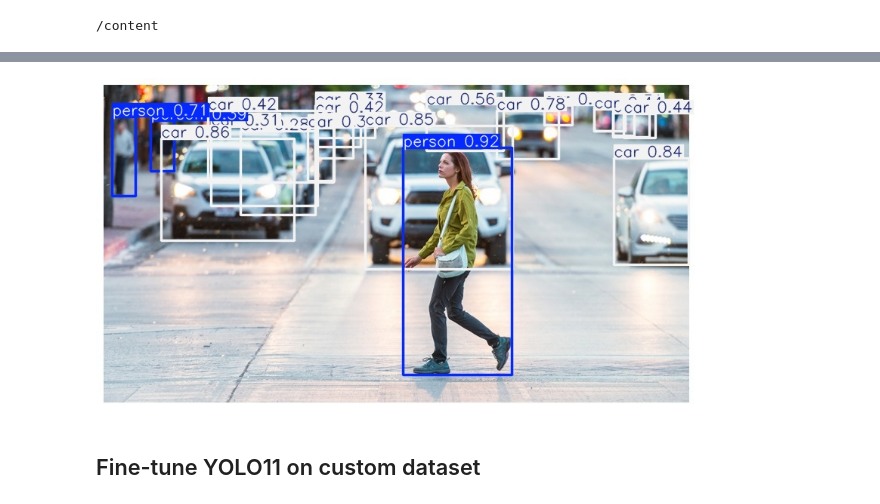
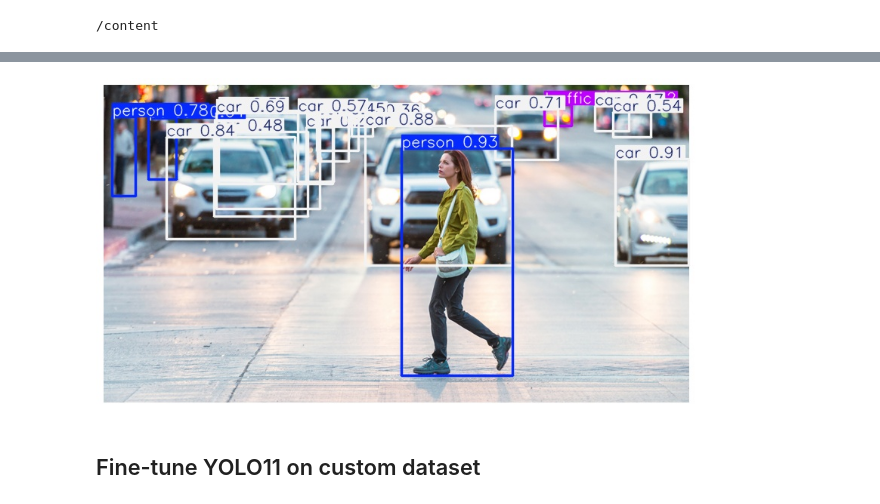
Before and after one commit to aethla/MLPR-Final-Project, a Jupyter notebook: MLPR_YOLOv11_citypersons.ipynb, the cells around one changed output, grey strips where cells are left out. Drawn from its saved outputs; the diff is of its cells as text; code cells hidden in the pictures.

```diff
--- a/MLPR_YOLOv11_citypersons.ipynb
+++ b/MLPR_YOLOv11_citypersons.ipynb
@@ -50,9 +57,9 @@ Results saved to runs/detect/predict
 # %%
 from IPython.display import Image as IPyImage
 
-IPyImage(filename=f'/content/runs/detect/predict/test.jpg', width=600)
+IPyImage(filename=f'/content/runs/detect/predict/test_yolo.jpg', width=600)
 # %% [output]
-[figure, old version]
+[figure, new version]
 # %% [markdown]
 ## Fine-tune YOLO11 on custom dataset
 # %%
```
Also changed, not shown: parts of 15 cells of this notebook, 5 other files.
